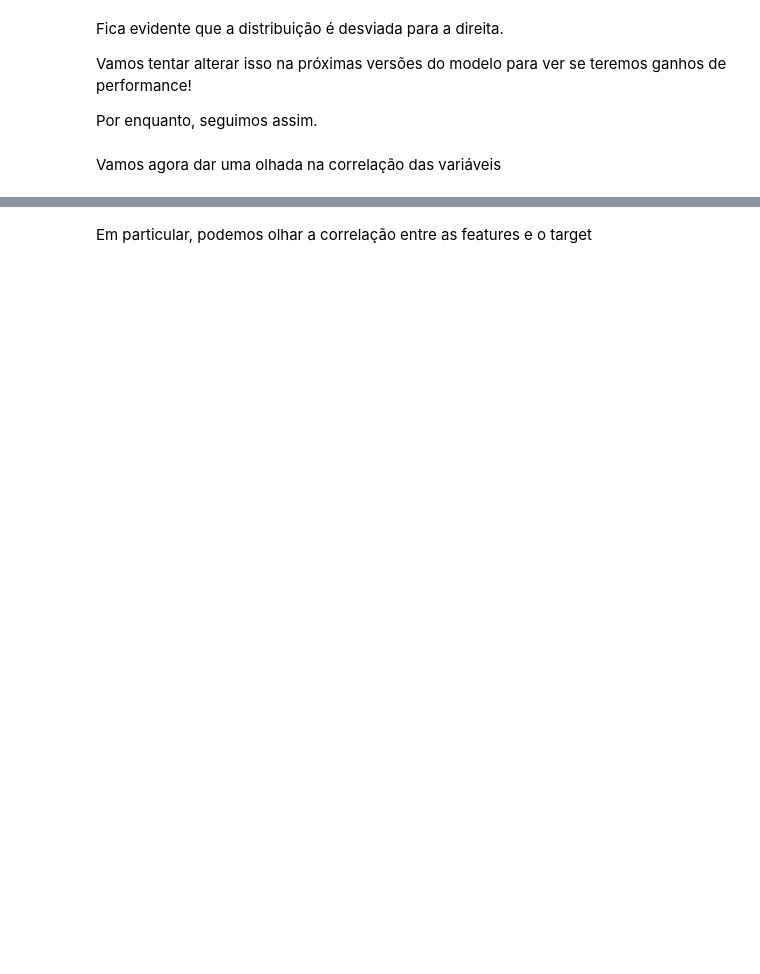
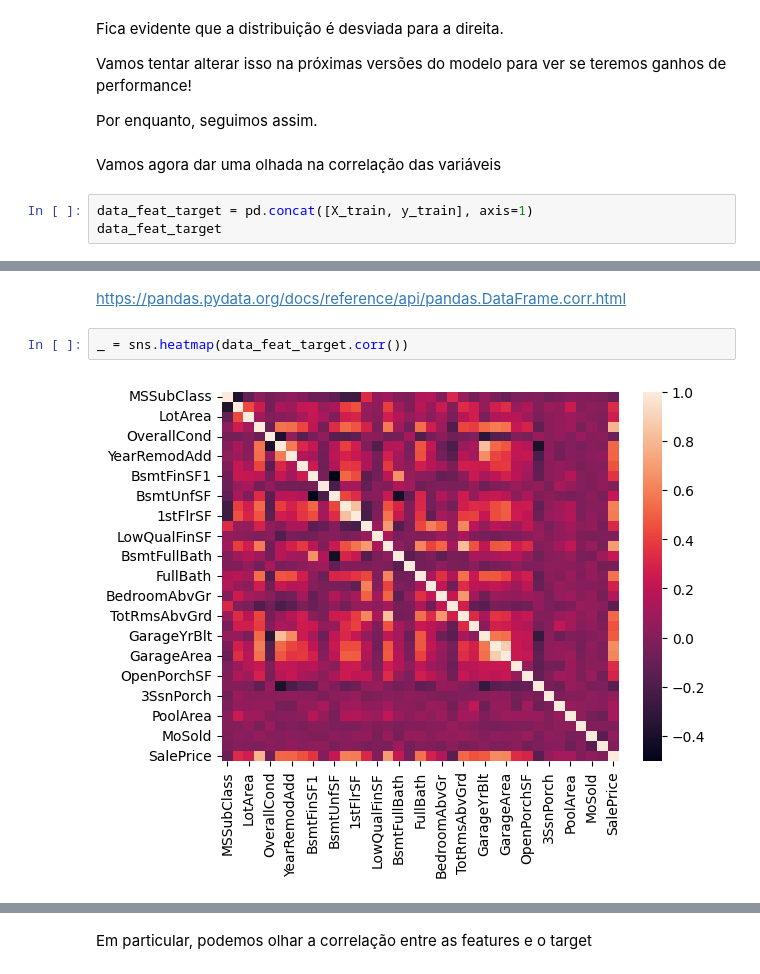
Before and after one commit to gaiogreg/aulas-LC-Safra, a Jupyter notebook: Modulo 7/Aula03.ipynb, the cells around one changed output, grey strips where cells are left out. Drawn from its saved outputs; the diff is of its cells as text; blank space fills up the shorter version.

```diff
--- a/Modulo 7/Aula03.ipynb
+++ b/Modulo 7/Aula03.ipynb
@@ -57,3 +264,6 @@ Vamos tentar alterar isso na próximas versões do modelo para ver se teremos ga
 Por enquanto, seguimos assim.
 # %% [markdown]
 Vamos agora dar uma olhada na correlação das variáveis
+# %%
+data_feat_target = pd.concat([X_train, y_train], axis=1)
+data_feat_target
@@ -59,0 +284,6 @@ Vamos agora dar uma olhada na correlação das variáveis
+# %% [markdown]
+https://pandas.pydata.org/docs/reference/api/pandas.DataFrame.corr.html
+# %%
+_ = sns.heatmap(data_feat_target.corr())
+# %% [output]
+[figure, added]
```
Also changed, not shown: parts of 50 cells of this notebook, 3 other files.
